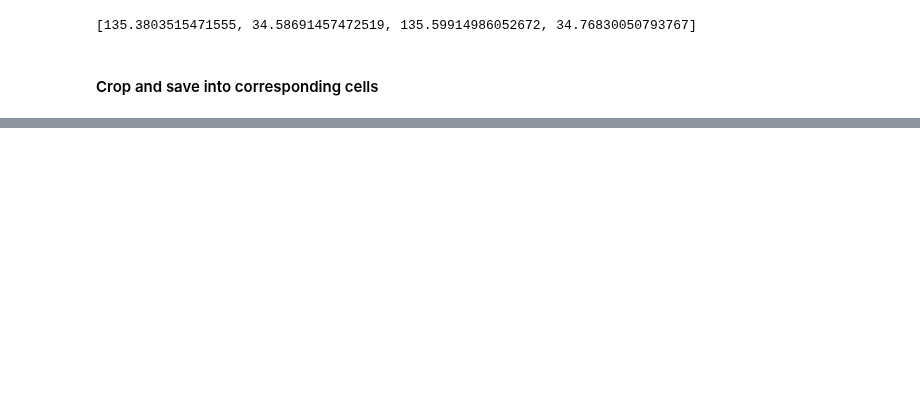
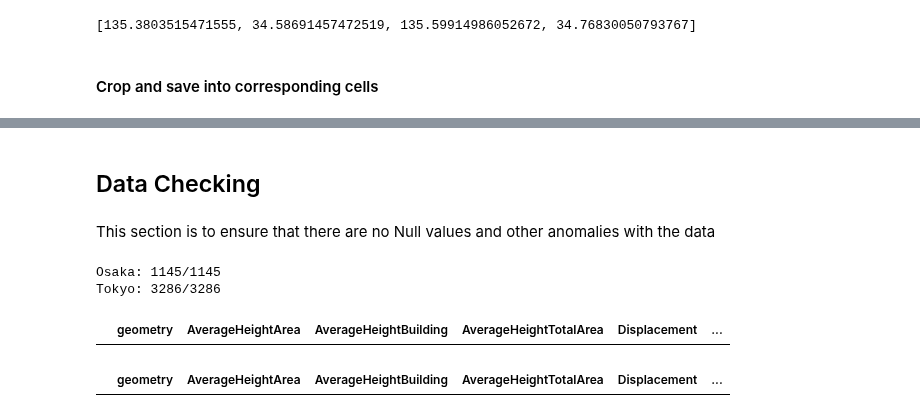
Before and after one commit to LQCHAN022/UMP-estimation, a Jupyter notebook: data_pipeline.ipynb, the cells around one changed output, grey strips where cells are left out. Drawn from its saved outputs; the diff is of its cells as text; code cells hidden in the pictures; blank space fills up the shorter version.

```diff
--- a/data_pipeline.ipynb
+++ b/data_pipeline.ipynb
@@ -1109,0 +1162,24 @@ warp = gdal.Warp("test.tif", data, dstSRS='EPSG:3857', Y_osaka["geometry"][0].bo
+# %% [markdown]
+## Data Checking
+# %% [markdown]
+This section is to ensure that there are no Null values and other anomalies with the data
+# %%
+# Osaka
+Y_osaka = gpd.read_feather("data/Y_UMP/Y_osaka_3.feather")
+
+# Tokyo
+Y_tokyo = gpd.read_feather("data/Y_UMP/Y_tokyo_3.feather")
+
+print(f"Osaka: {len(glob('data/X_sentinel/osaka/*.tiff'))}/{len(Y_osaka)}")
+print(f"Tokyo: {len(glob('data/X_sentinel/tokyo/*.tiff'))}/{len(Y_tokyo)}")
+# %% [output]
+Osaka: 1145/1145
+Tokyo: 3286/3286
+# %%
+Y_osaka[pd.DataFrame.any(Y_osaka.isna(), axis= 1)]
+# %% [output]
+|  | geometry | AverageHeightArea | AverageHeightBuilding | AverageHeightTotalArea | Displacement | ... |
+# %%
+Y_tokyo[pd.DataFrame.any(Y_tokyo.isna(), axis= 1)]
+# %% [output]
+|  | geometry | AverageHeightArea | AverageHeightBuilding | AverageHeightTotalArea | Displacement | ... |
```
Also changed, not shown: parts of 22 cells of this notebook, 1 other file.
